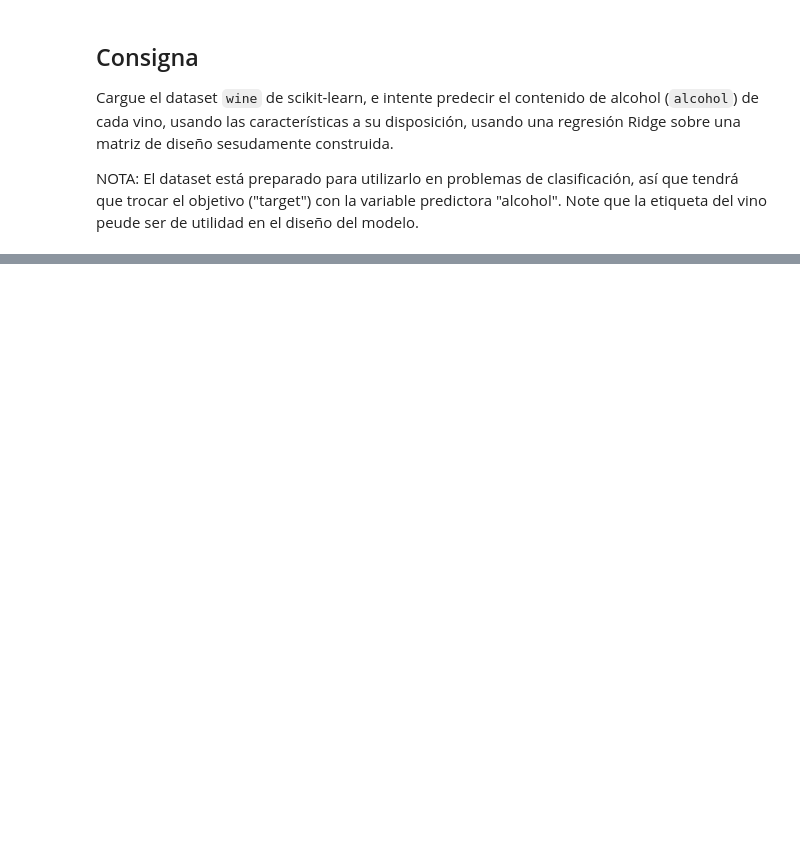
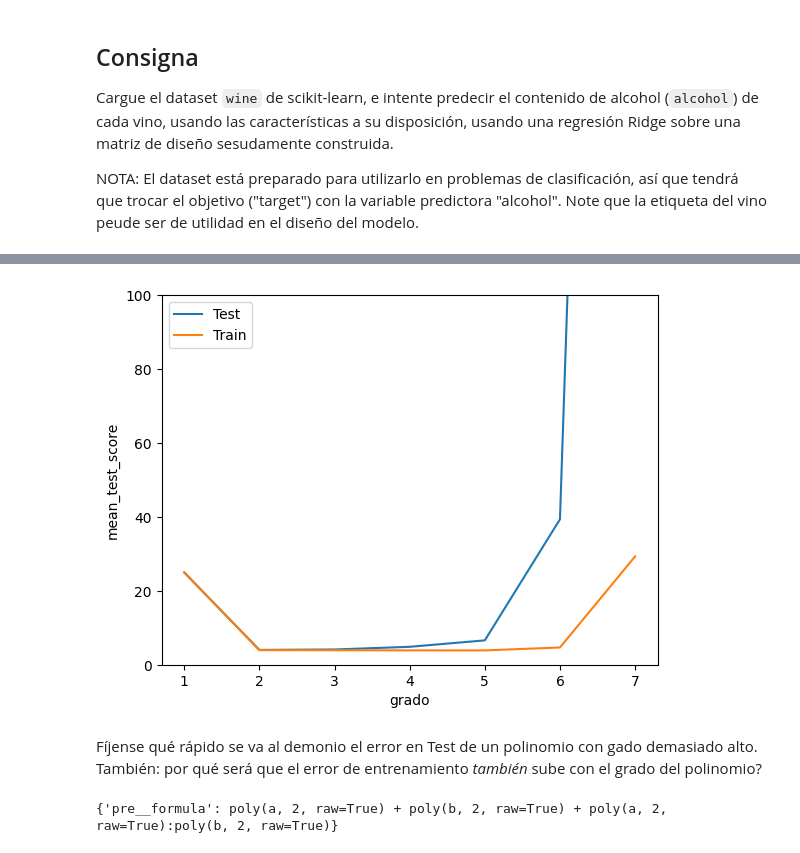
Before and after one commit to fcen-amateur/ldd, a Jupyter notebook: Notebooks/clase12-ldd-gridsearch.ipynb, the cells around one changed output, grey strips where cells are left out. Cells and saved outputs as stored; diff of their text form; code cells hidden in the pictures; blank space fills up the shorter version.

Commit message:
Agrega contenido de Pipelines y GridSearch

```diff
--- a/Notebooks/clase12-ldd-gridsearch.ipynb
+++ b/Notebooks/clase12-ldd-gridsearch.ipynb
@@ -588,12 +624,9 @@ pipe_fit
-# %%
-formulas = {
-    grado: f"~ poly(a, {grado}, raw=True) * poly(b, {grado}, raw=True)"
-    for grado in range(8)
-}
 # %%
-pipe = Pipeline([
-    ("pre", FormulaicTransformer("~ a * b")),
-    ("est", Ridge(alpha=1))
-])
+pipe = Pipeline(
+    [
+        ("pre", FormulaicTransformer("~a * b")),
+        ("est", LinearRegression(fit_intercept=False)),
+    ]
+)
 # %%
 pipe.fit(X_train, y_train)
@@ -606,0 +642,17 @@ param_grid = {
+# %%
+formulas = {
+    grado: Formula(f"~ 0 + poly(a, {grado}, raw=True) * poly(b, {grado}, raw=True)")
+    for grado in range(1, 8)
+}
+param_grid = {
+    "pre__formula": list(formulas.values()),
+}
+gs = GridSearchCV(
+    pipe,
+    param_grid,
+    cv=5,
+    scoring="neg_root_mean_squared_error",
+    error_score="raise",
+    return_train_score=True,
+)
+gs.fit(X_train, y_train)
@@ -606,0 +673,15 @@ param_grid = {
+# %%
+cv_results_ = -pd.DataFrame(gs.cv_results_)[["mean_test_score", "mean_train_score"]]
+cv_results_["grado"] = list(formulas.keys())
+sns.lineplot(x="grado", y="mean_test_score", data=cv_results_, label="Test")
+sns.lineplot(x="grado", y="mean_train_score", data=cv_results_, label="Train")
+plt.ylim(0, 100)
+plt.show()
+# %% [output]
+[figure, added]
+# %% [markdown]
+Fíjense qué rápido se va al demonio el error en Test de un polinomio con gado demasiado alto. También: por qué será que el error de entrenamiento _también_ sube con el grado del polinomio?
+# %%
+gs.best_params_
+# %% [output]
+{'pre__formula': poly(a, 2, raw=True) + poly(b, 2, raw=True) + poly(a, 2, raw=True):poly(b, 2, raw=True)}
```
Also changed, not shown: parts of 35 cells of this notebook, 1 other file.
